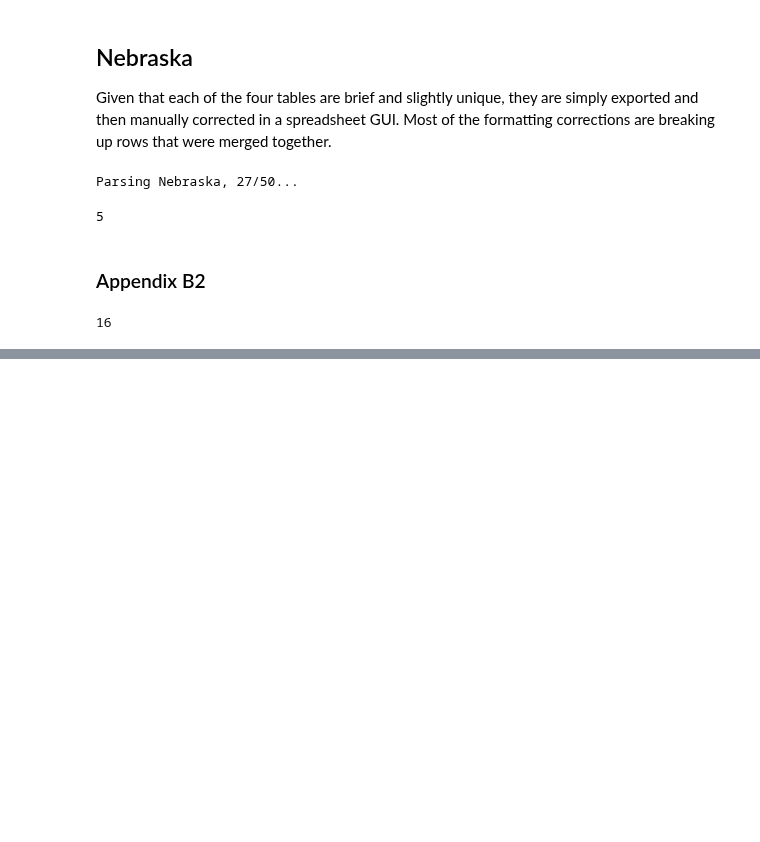
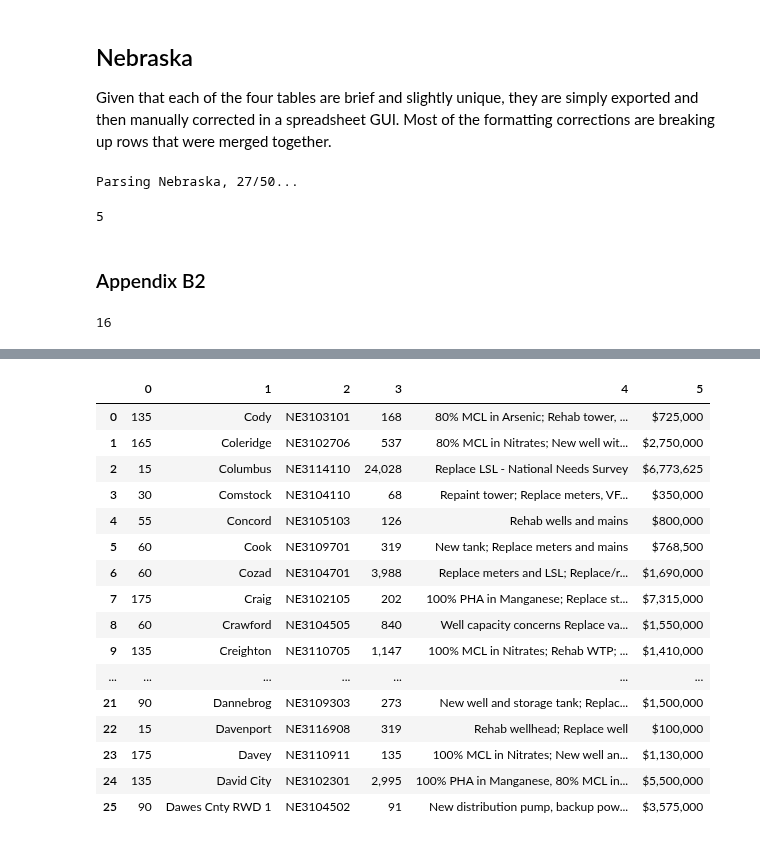
Before and after one commit to Environmental-Policy-Innovation-Center/dw-dashboard, a Jupyter notebook: pdf-parsing-code/parse-ne.ipynb, the cells around one changed output, grey strips where cells are left out. Saved outputs shown, nothing was run; the diff lists cells and outputs as text; code cells hidden in the pictures; blank space fills up the shorter version.

```diff
--- a/pdf-parsing-code/parse-ne.ipynb
+++ b/pdf-parsing-code/parse-ne.ipynb
@@ -53,0 +122,29 @@ ne_pdfs[0].df
+# %%
+ne_3 = ne_pdfs[3].df
+ne_3 = ne_3.iloc[1:,].reset_index(drop=True).copy()
+
+ne_3.iloc[24,4] = "100% PHA in Manganese, 80% MCL in Arsenic; New main; Upgrade meters - SFY 2023 Replace mains; Rehab/Replace WTP - SFY 2019"
+
+ne_3 = ne_3.drop(25, axis=0).reset_index(drop=True)
+
+ne_3 = ne_3.replace("\n", " ", regex=True)
+
+ne_3
+# %% [output]
+|  | 0 | 1 | 2 | 3 | 4 | 5 |
+| 0 | 135 | Cody | NE3103101 | 168 | 80% MCL in Arsenic; Rehab tower, ... | $725,000 |
+| 1 | 165 | Coleridge | NE3102706 | 537 | 80% MCL in Nitrates; New well wit... | $2,750,000 |
+| 2 | 15 | Columbus | NE3114110 | 24,028 | Replace LSL - National Needs Survey | $6,773,625 |
+| 3 | 30 | Comstock | NE3104110 | 68 | Repaint tower; Replace meters, VF... | $350,000 |
+| 4 | 55 | Concord | NE3105103 | 126 | Rehab wells and mains | $800,000 |
+| 5 | 60 | Cook | NE3109701 | 319 | New tank; Replace meters and mains | $768,500 |
+| 6 | 60 | Cozad | NE3104701 | 3,988 | Replace meters and LSL; Replace/r... | $1,690,000 |
+| 7 | 175 | Craig | NE3102105 | 202 | 100% PHA in Manganese; Replace st... | $7,315,000 |
+| 8 | 60 | Crawford | NE3104505 | 840 | Well capacity concerns Replace va... | $1,550,000 |
+| 9 | 135 | Creighton | NE3110705 | 1,147 | 100% MCL in Nitrates; Rehab WTP; ... | $1,410,000 |
+| ... | ... | ... | ... | ... | ... | ... |
+| 21 | 90 | Dannebrog | NE3109303 | 273 | New well and storage tank; Replac... | $1,500,000 |
+| 22 | 15 | Davenport | NE3116908 | 319 | Rehab wellhead; Replace well | $100,000 |
+| 23 | 175 | Davey | NE3110911 | 135 | 100% MCL in Nitrates; New well an... | $1,130,000 |
+| 24 | 135 | David City | NE3102301 | 2,995 | 100% PHA in Manganese, 80% MCL in... | $5,500,000 |
+| 25 | 90 | Dawes Cnty RWD 1 | NE3104502 | 91 | New distribution pump, backup pow... | $3,575,000 |
```
Also changed, not shown: parts of 18 cells of this notebook, 2 other files.
